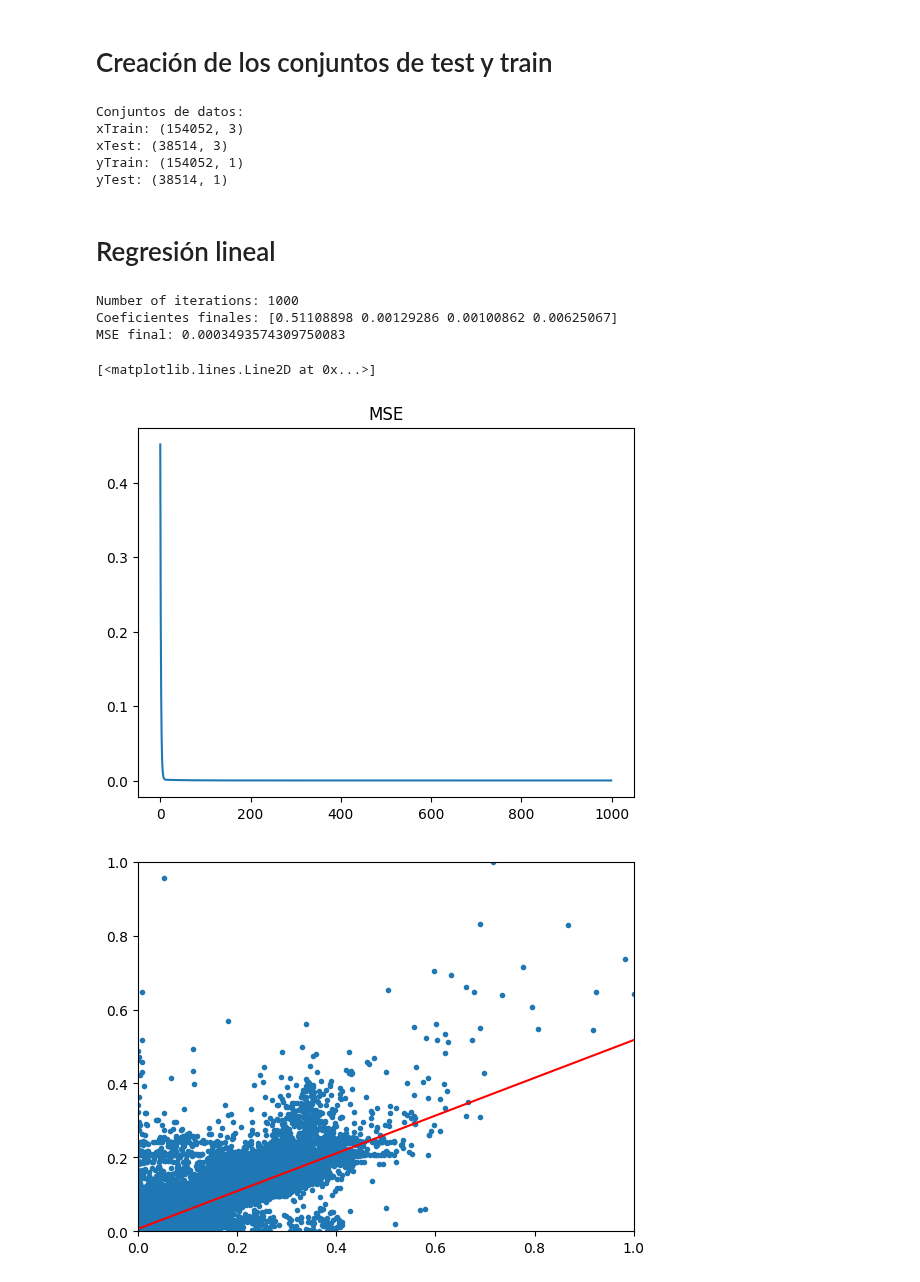
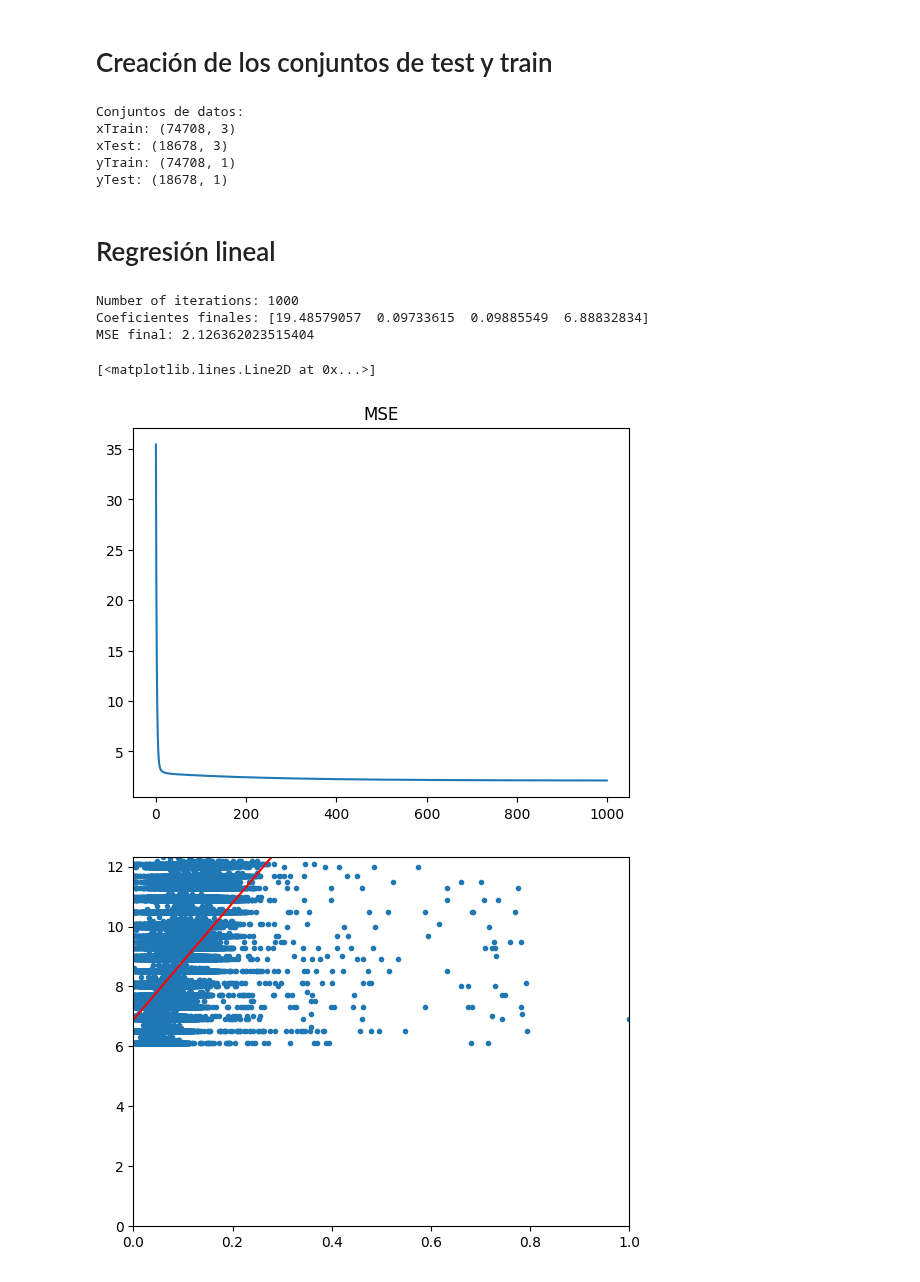
Before and after one commit to gag1005/Mineria-de-datos, a Jupyter notebook: practica3/practica3.ipynb, the cells around one changed output. Drawn from its saved outputs; the diff is of its cells as text; code cells hidden in the pictures.

```diff
--- a/practica3/practica3.ipynb
+++ b/practica3/practica3.ipynb
@@ -109,6 +127,11 @@ df.drop(df[df['dropoff_latitude'] < 10  ].index, inplace=True)
 # %%
 df = df.drop(['pickup_longitude', 'pickup_latitude', 'dropoff_longitude', 'dropoff_latitude'], axis=1 )
 # df = df.drop(['passenger_count'], axis=1 )
+# %%
+q_low = df['fare_amount'].quantile(0.25)
+q_hi  = df['fare_amount'].quantile(0.75)
+
+df = df[(df['fare_amount'] < q_hi) & (df['fare_amount'] > q_low)]
 # %%
 df.head()
 # %% [output]
@@ -133,8 +156,13 @@ dfNormal.head()
 # %% [markdown]
 # Creación de los conjuntos de test y train
 # %%
-x = dfNormal.drop('fare_amount', axis=1)
-y = pd.DataFrame(dfNormal['fare_amount'])
+x = df.drop('fare_amount', axis=1)
+y = pd.DataFrame(df['fare_amount'])
+
+# Normalizacón
+x = pd.DataFrame((x - x.min())/(x.max() - x.min()))
+
+
 
 xTrain, xTest, yTrain, yTest = train_test_split(x, y, test_size=0.2)
 
@@ -146,9 +174,9 @@ print('yTrain: ' + str(yTrain.shape))
 print('yTest: ' + str(yTest.shape))
 # %% [output]
 Conjuntos de datos:
-xTrain: (154052, 3)
-xTest: (38514, 3)
-yTrain: (154052, 1)
-yTest: (38514, 1)
+xTrain: (74708, 3)
+xTest: (18678, 3)
+yTrain: (74708, 1)
+yTest: (18678, 1)
 # %% [markdown]
 # Regresión lineal
@@ -158,29 +183,29 @@ import matplotlib.pyplot as plt
 # %%
-classifier = LinRegClassifier(xTrain, yTrain, lRate=0.1, maxIter=1000, maxMSE=0)
-classifier.train(calculateMSE=True)
+classifier = LinRegClassifier(xTrain, yTrain, lRate=0.6, maxIter=1000, maxMSE=0)
+classifier.train()
 # %% [output]
 Number of iterations: 1000
-Coeficientes finales: [0.51108898 0.00129286 0.00100862 0.00625067]
-MSE final: 0.0003493574309750083
+Coeficientes finales: [19.48579057  0.09733615  0.09885549  6.88832834]
+MSE final: 2.126362023515404
 # %%
 plt.title("MSE")
 plt.plot(classifier.mseHistory)
 # %% [output]
 [<matplotlib.lines.Line2D at 0x...>]
-[figure, old version]
+[figure, new version]
 # %%
 attr = 'distance_run'
 target = 'fare_amount'
 # %%
-plt.scatter(dfNormal[attr].to_numpy(), dfNormal[target], marker=".")
-plt.ylim([0, np.max(dfNormal[target].to_numpy())])
-plt.xlim([0, np.max(dfNormal[attr].to_numpy())])
+plt.scatter(x[attr].to_numpy(), df[target], marker=".")
+plt.ylim([0, np.max(df[target].to_numpy())])
+plt.xlim([0, np.max(x[attr].to_numpy())])
 
 # El índice del atributo seleccionado
-attrPos = dfNormal.drop(target, axis=1).columns.to_list().index(attr)
+attrPos = df.drop(target, axis=1).columns.to_list().index(attr)
 
-x = np.linspace(0, np.max(dfNormal[attr].to_numpy()), 2)
-y = [classifier.coefs[attrPos] * i + classifier.coefs[-1] for i in x]
-plt.plot(x, y, color="red");
+xx = np.linspace(0, np.max(x[attr].to_numpy()), 2)
+yy = [classifier.coefs[attrPos] * i + classifier.coefs[-1] for i in xx]
+plt.plot(xx, yy, color="red");
 # %% [output]
-[figure, old version]
+[figure, new version]
```
Also changed, not shown: parts of 13 cells of this notebook, 2 other files.
